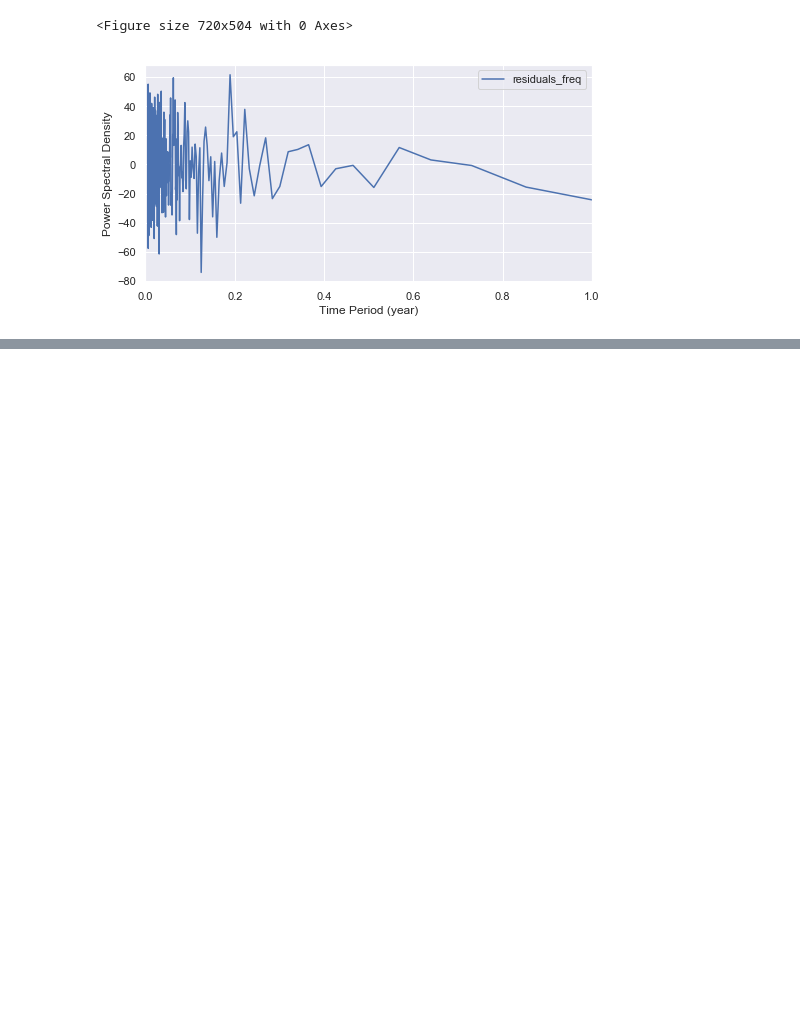
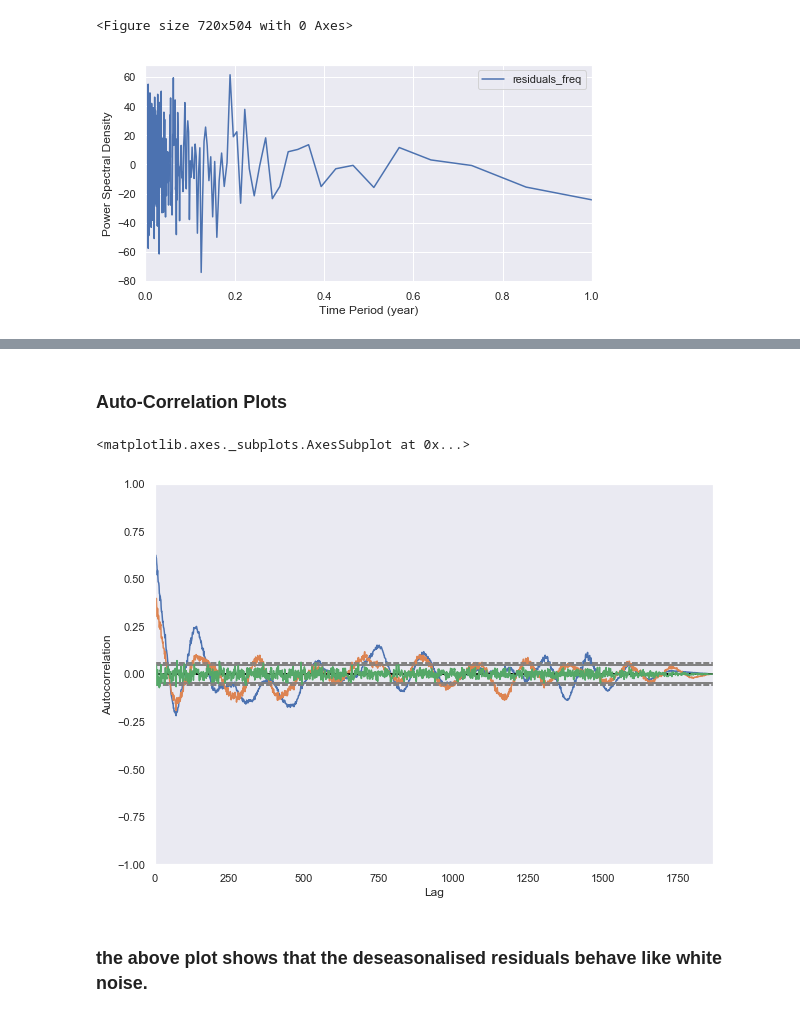
Before and after one commit to joshi-vipul/maharashtra_mandi, a Jupyter notebook: after_submission/exploring_onion_prices.ipynb, the cells around one changed output, grey strips where cells are left out. Drawn from its saved outputs; the diff is of its cells as text; code cells hidden in the pictures; blank space fills up the shorter version.

```diff
--- a/after_submission/exploring_onion_prices.ipynb
+++ b/after_submission/exploring_onion_prices.ipynb
@@ -281,0 +291,14 @@ plt.legend(['residuals_freq'])
+# %% [markdown]
+### Auto-Correlation Plots
+# %%
+plt.figure(figsize=(10,7))
+groups = onion.groupby(['APMC'])
+from pandas.tools.plotting import autocorrelation_plot
+autocorrelation_plot(onion['modal_price']) # blue
+autocorrelation_plot(deseasonal_data['modal_price:']) # orange
+autocorrelation_plot(deseasonal_data['residuals']) # green
+# %% [output]
+<matplotlib.axes._subplots.AxesSubplot at 0x...>
+[figure, added]
+# %% [markdown]
+### the above plot shows that the deseasonalised residuals behave like white noise.
```
Also changed, not shown: parts of 6 cells of this notebook, 2 other files.
